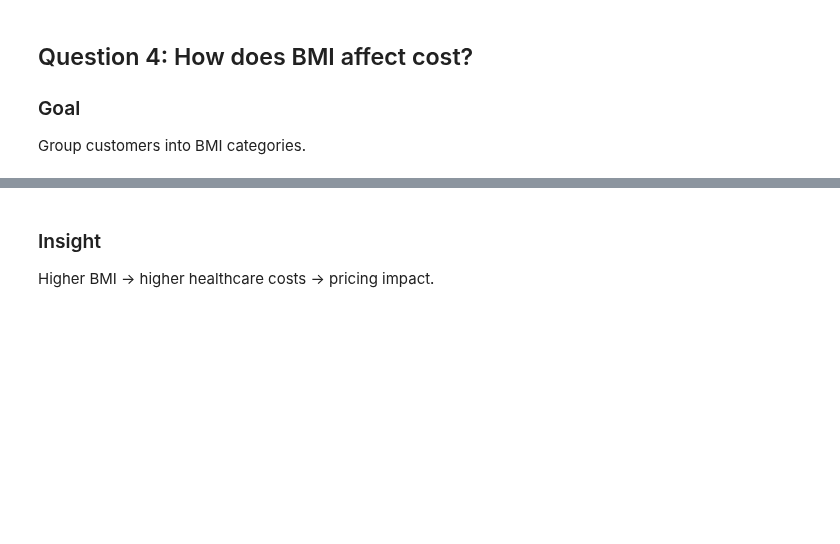
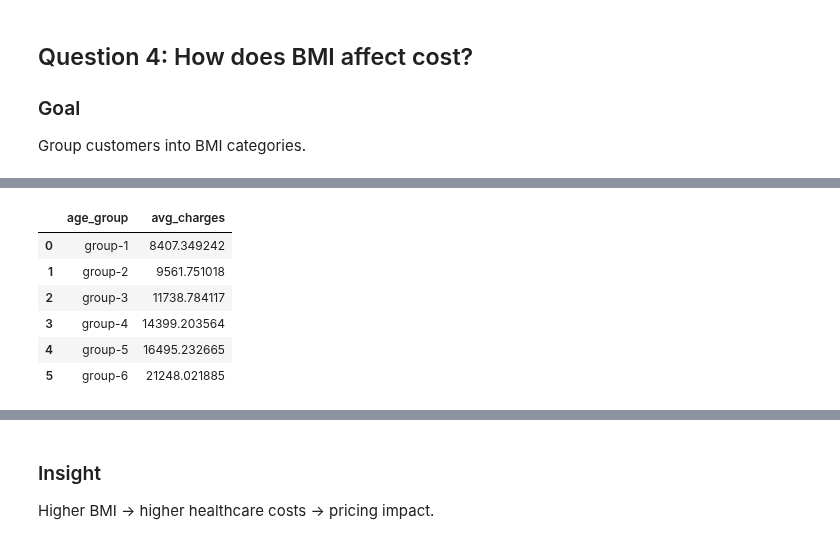
Before and after one commit to mahmoudparsian/data-warehousing, a Jupyter notebook: syllabus/week01-Foundations-SQL-for-Analytics/example_1_insurance/week1_sql_foundations.ipynb, the cells around one changed output, grey strips where cells are left out. Saved outputs shown, nothing was run; the diff lists cells and outputs as text; code cells hidden in the pictures; blank space fills up the shorter version.

```diff
--- a/syllabus/week01-Foundations-SQL-for-Analytics/example_1_insurance/week1_sql_foundations.ipynb
+++ b/syllabus/week01-Foundations-SQL-for-Analytics/example_1_insurance/week1_sql_foundations.ipynb
@@ -118,0 +146,26 @@ plt.show()
+# %%
+df = con.execute("""
+SELECT
+  CASE
+    WHEN age < 20 THEN 'group-1'
+    WHEN age < 30 THEN 'group-2'
+    WHEN age < 40 THEN 'group-3'
+    WHEN age < 50 THEN 'group-4'
+    WHEN age < 60 THEN 'group-5'
+    ELSE 'group-6'
+  END AS age_group,
+  AVG(charges) AS avg_charges
+FROM insurance
+GROUP BY age_group
+ORDER BY avg_charges
+""").df()
+
+df
+# %% [output]
+|  | age_group | avg_charges |
+| 0 | group-1 | 8407.349242 |
+| 1 | group-2 | 9561.751018 |
+| 2 | group-3 | 11738.784117 |
+| 3 | group-4 | 14399.203564 |
+| 4 | group-5 | 16495.232665 |
+| 5 | group-6 | 21248.021885 |
```
Also changed, not shown: parts of 14 cells of this notebook, 6 other files.
